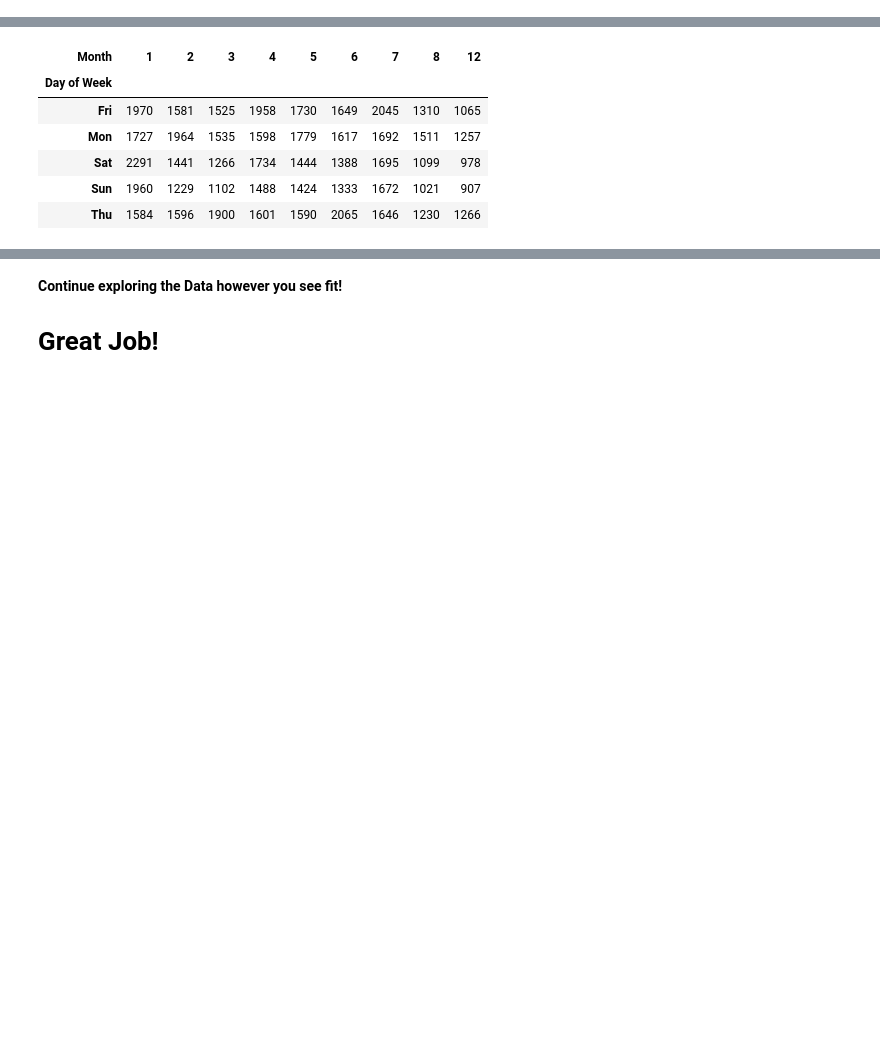
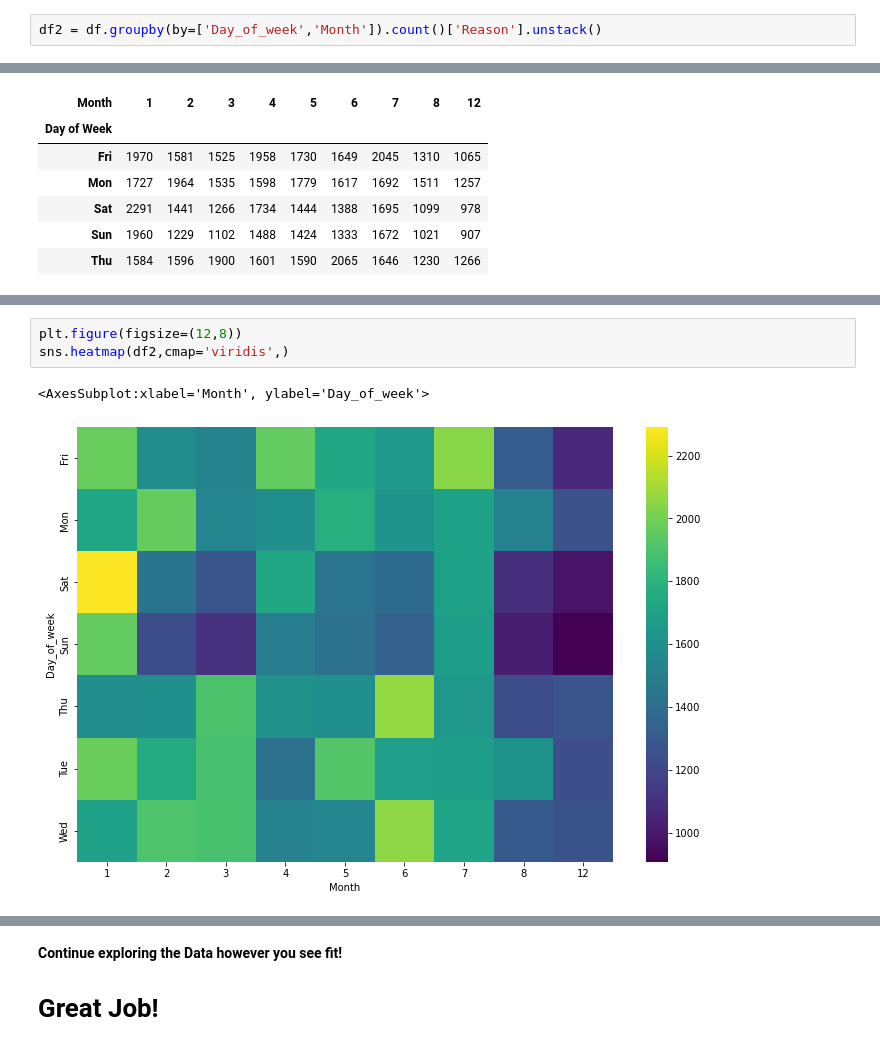
Before and after one commit to LukaszBijak/Python, a Jupyter notebook: Python for Data Science and Machine Learning/01-911 Calls Data Capstone Project.ipynb, the cells around one changed output, grey strips where cells are left out. Drawn from its saved outputs; the diff is of its cells as text; blank space fills up the shorter version.

```diff
--- a/Python for Data Science and Machine Learning/01-911 Calls Data Capstone Project.ipynb
+++ b/Python for Data Science and Machine Learning/01-911 Calls Data Capstone Project.ipynb
@@ -344,3 +343,5 @@ sns.clustermap(df2, figsize=(30,8)
 [figure]
 # %% [markdown]
 ** Now repeat these same plots and operations, for a DataFrame that shows the Month as the column. **
+# %%
+df2 = df.groupby(by=['Day_of_week','Month']).count()['Reason'].unstack()
@@ -363,0 +369,6 @@ sns.clustermap(df2, figsize=(30,8)
+# %%
+plt.figure(figsize=(12,8))
+sns.heatmap(df2,cmap='viridis',)
+# %% [output]
+<AxesSubplot:xlabel='Month', ylabel='Day_of_week'>
+[figure, added]
```
Also changed, not shown: parts of 5 cells of this notebook, 2 other files.
